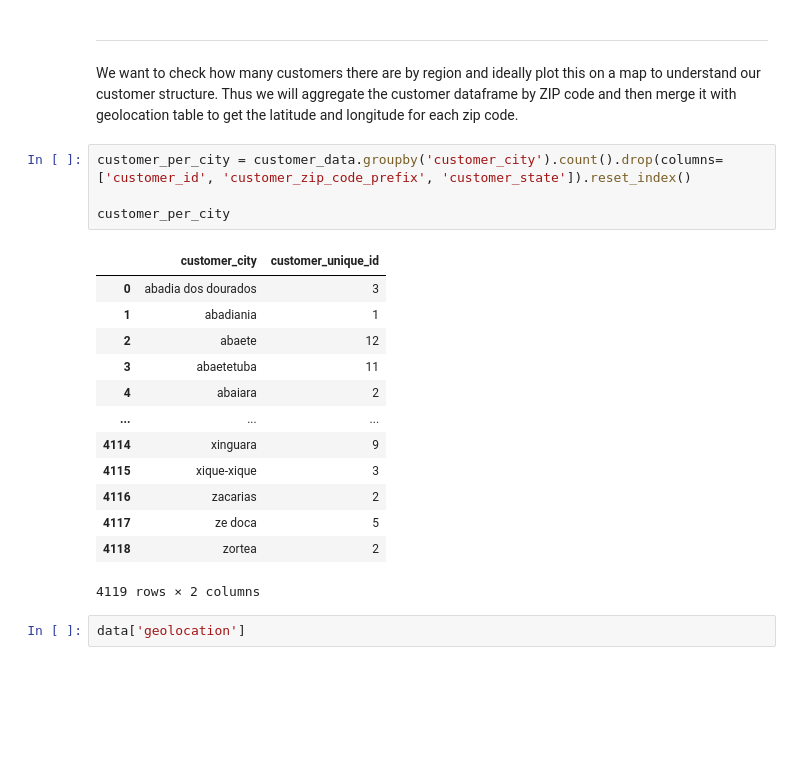
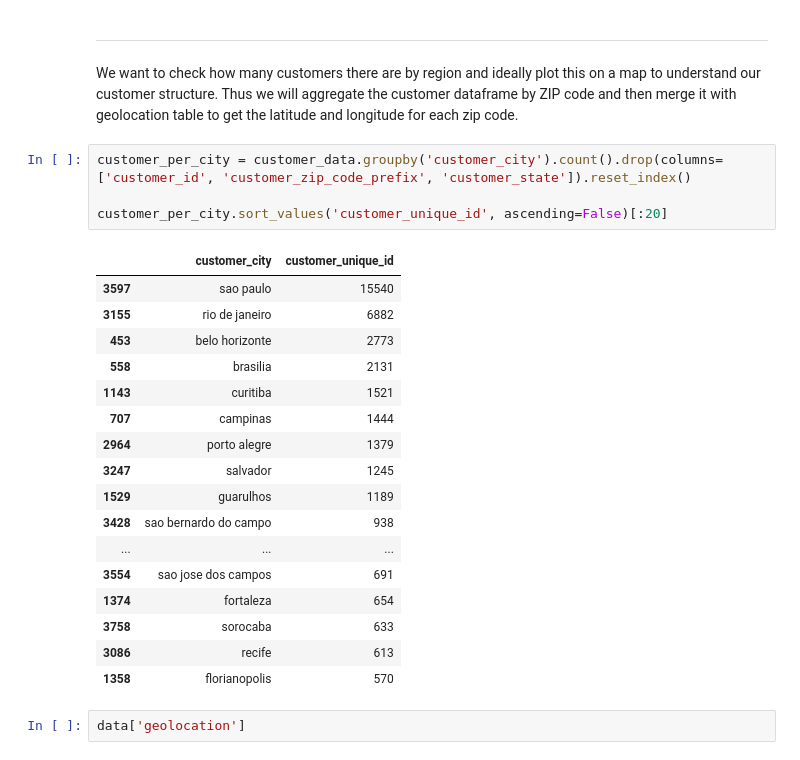
Before and after one commit to DucVanNgo/olist, a Jupyter notebook: notebooks/Data Exploration.ipynb, the cells around one changed output. Cells and saved outputs as stored; diff of their text form; blank space fills up the shorter version.

```diff
--- a/notebooks/Data Exploration.ipynb
+++ b/notebooks/Data Exploration.ipynb
@@ -91,21 +107,25 @@ We want to check how many customers there are by region and ideally plot this on
 # %%
 customer_per_city = customer_data.groupby('customer_city').count().drop(columns=['customer_id', 'customer_zip_code_prefix', 'customer_state']).reset_index()
 
-customer_per_city
+customer_per_city.sort_values('customer_unique_id', ascending=False)[:20]
 # %% [output]
 |  | customer_city | customer_unique_id |
-| 0 | abadia dos dourados | 3 |
-| 1 | abadiania | 1 |
-| 2 | abaete | 12 |
-| 3 | abaetetuba | 11 |
-| 4 | abaiara | 2 |
+| 3597 | sao paulo | 15540 |
+| 3155 | rio de janeiro | 6882 |
+| 453 | belo horizonte | 2773 |
+| 558 | brasilia | 2131 |
+| 1143 | curitiba | 1521 |
+| 707 | campinas | 1444 |
+| 2964 | porto alegre | 1379 |
+| 3247 | salvador | 1245 |
+| 1529 | guarulhos | 1189 |
+| 3428 | sao bernardo do campo | 938 |
 | ... | ... | ... |
-| 4114 | xinguara | 9 |
-| 4115 | xique-xique | 3 |
-| 4116 | zacarias | 2 |
-| 4117 | ze doca | 5 |
-| 4118 | zortea | 2 |
+| 3554 | sao jose dos campos | 691 |
+| 1374 | fortaleza | 654 |
+| 3758 | sorocaba | 633 |
+| 3086 | recife | 613 |
+| 1358 | florianopolis | 570 |
-4119 rows × 2 columns
 # %%
 data['geolocation']
 # %% [output]
```
Also changed, not shown: parts of 12 cells of this notebook.
